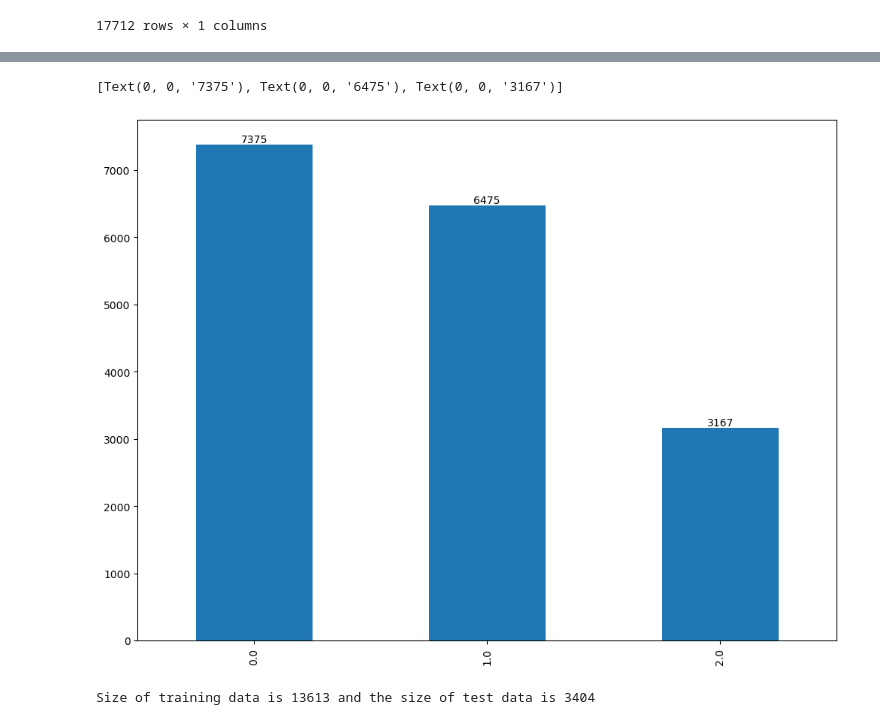
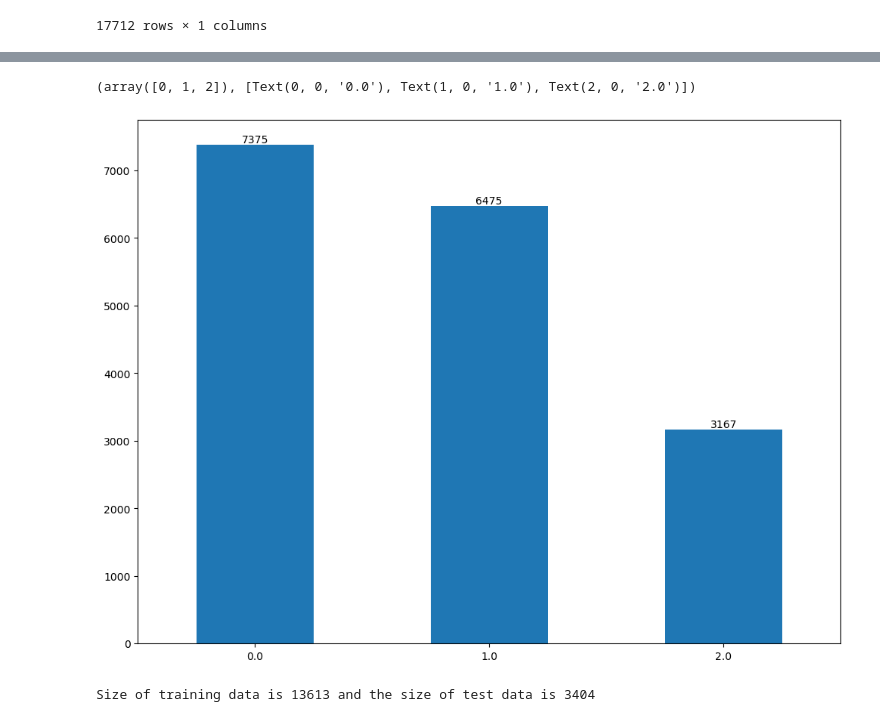
Before and after one commit to chrishunt11/Rotten-Tomatoes-Movies-Rating-Prediction, a Jupyter notebook: Rotten Tomatoes Movies Rating.ipynb, the cells around one changed output, grey strips where cells are left out. Cells and saved outputs as stored; diff of their text form; code cells hidden in the pictures.

```diff
--- a/Rotten Tomatoes Movies Rating.ipynb
+++ b/Rotten Tomatoes Movies Rating.ipynb
@@ -421,10 +426,11 @@ df.describe()
 # %%
 # Check class distribution of our target variable:tomatometer_status
 ax = df['tomatometer_status'].value_counts().plot(kind='bar', figsize=(12,9))
 ax.bar_label(ax.containers[0])
+plt.xticks(rotation=0)
 # %% [output]
-[Text(0, 0, '7375'), Text(0, 0, '6475'), Text(0, 0, '3167')]
+(array([0, 1, 2]), [Text(0, 0, '0.0'), Text(1, 0, '1.0'), Text(2, 0, '2.0')])
-[figure, old version]
+[figure, new version]
 # %%
 # Split the data into training and test data
 X_train, X_test, y_train, y_test = train_test_split(df.drop(['tomatometer_status'], axis=1), df['tomatometer_status'], test_size= 0.2, random_state=42)
```
Also changed, not shown: parts of 4 cells of this notebook.
